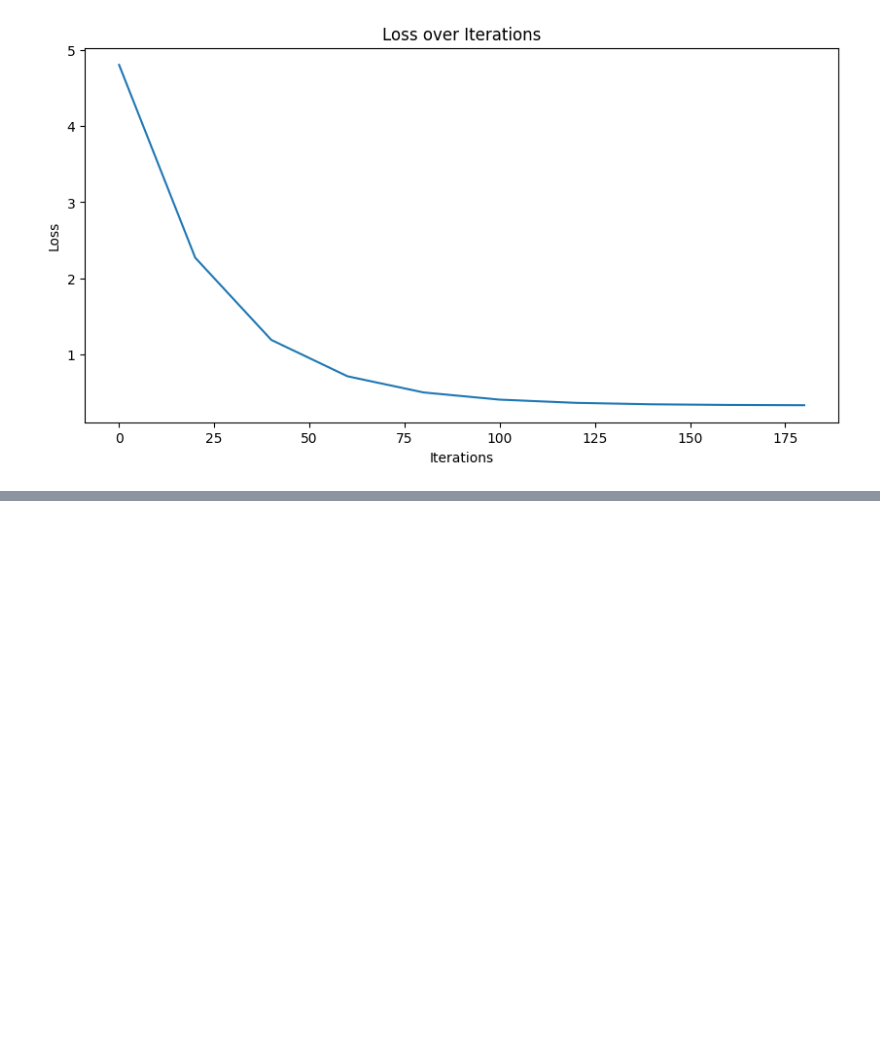
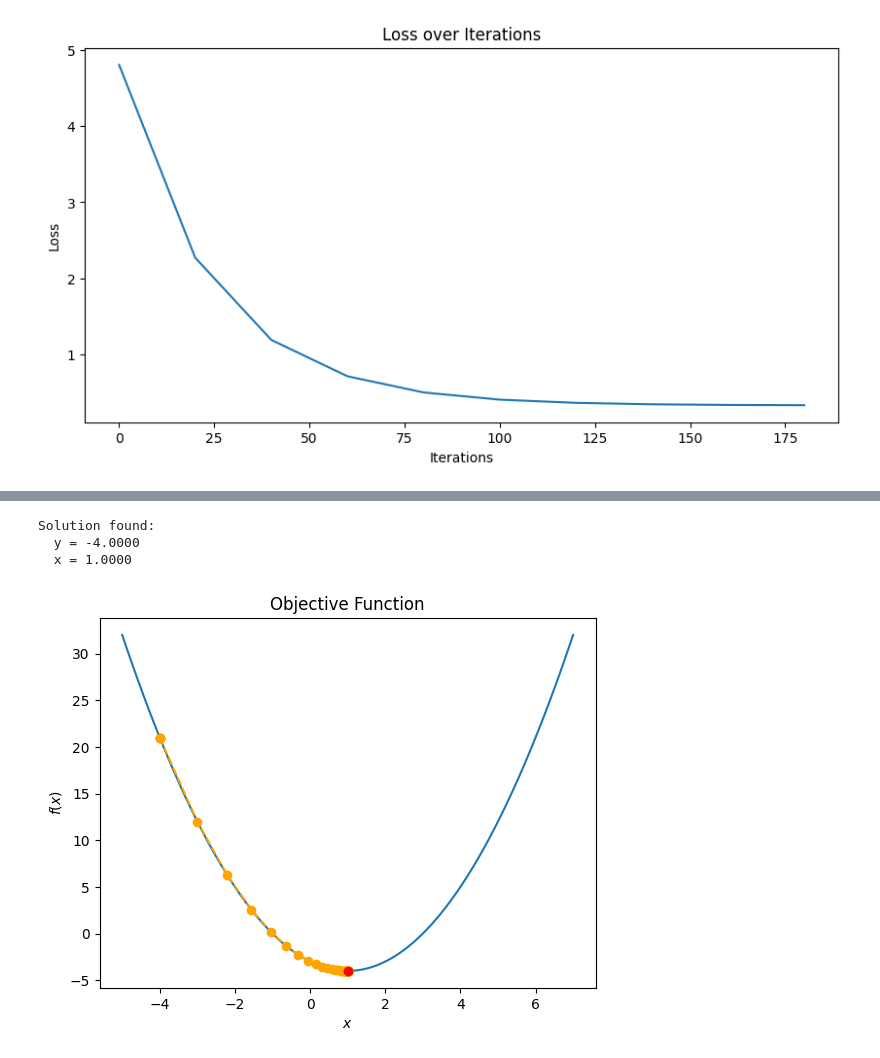
Before and after one commit to neeyatlotlikar/semester3, a Jupyter notebook: OTML/gradient_descent.ipynb, the cells around one changed output, grey strips where cells are left out. Cells and saved outputs as stored; diff of their text form; code cells hidden in the pictures; blank space fills up the shorter version.

```diff
--- a/OTML/gradient_descent.ipynb
+++ b/OTML/gradient_descent.ipynb
@@ -189,0 +223,35 @@ plt.show()
+# %%
+def gradient_descent_simple(func, fprime, x0, lr, tol=1e-5, max_iter=1000):
+    # initialize x, f(x), and -f'(x)
+    xk = x0
+    fk = func(xk)
+    pk = -fprime(xk)
+    # initialize number of steps, save x and f(x)
+    num_iter = 0
+    curve_x = [xk]
+    curve_y = [fk]
+    # take steps
+    while abs(pk) > tol and num_iter < max_iter:
+        # calculate new x, f(x), and -f'(x)
+        xk = xk + lr * pk
+        fk = func(xk)
+        pk = -fprime(xk)
+        # increase number of steps by 1, save new x and f(x)
+        num_iter += 1
+        curve_x.append(xk)
+        curve_y.append(fk)
+    # print results
+    if num_iter == max_iter:
+        print("Gradient descent does not converge.")
+    else:
+        print("Solution found:\n  y = {:.4f}\n  x = {:.4f}".format(fk, xk))
+
+    return curve_x, curve_y
+# %%
+xs, ys = gradient_descent_simple(func, fprime, x0, lr=0.1)
+plotPath(xs, ys, x0)
+# %% [output]
+Solution found:
+  y = -4.0000
+  x = 1.0000
+[figure, added]
```
Also changed, not shown: parts of 23 cells of this notebook, 3 other files.
